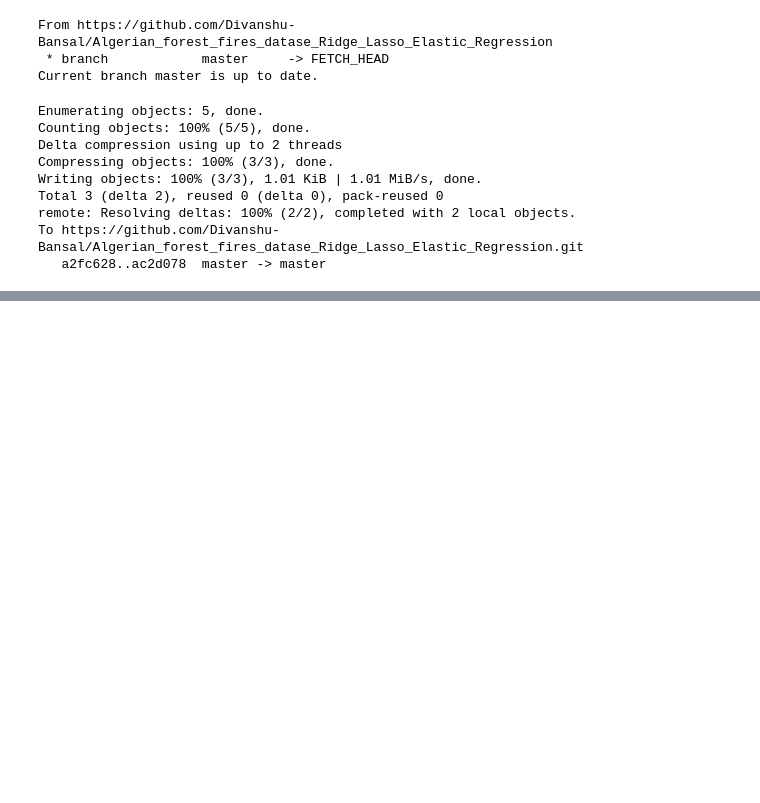
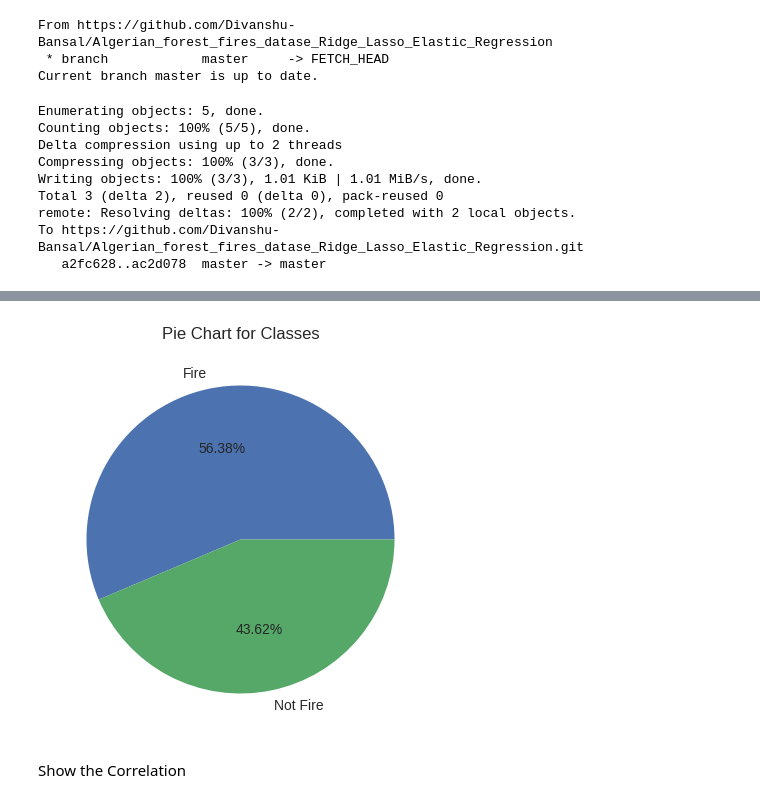
Before and after one commit to Divanshu-Bansal/Algerian-Forest-Fires-Dataset-Regression, a Jupyter notebook: EDA.ipynb, the cells around one changed output, grey strips where cells are left out. Cells and saved outputs as stored; diff of their text form; code cells hidden in the pictures; blank space fills up the shorter version.

```diff
--- a/EDA.ipynb
+++ b/EDA.ipynb
@@ -244,0 +363,10 @@ To https://github.com/Divanshu-Bansal/Algerian_forest_fires_datase_Ridge_Lasso_E
+# %%
+classlabels = ['Fire', 'Not Fire']
+plt.figure(figsize=(5,5))
+plt.pie(percentage,labels=classlabels,autopct="%1.2f%%")
+plt.title("Pie Chart for Classes")
+plt.show()
+# %% [output]
+[figure, added]
+# %% [markdown]
+Show the Correlation
```
Also changed, not shown: parts of 27 cells of this notebook.
